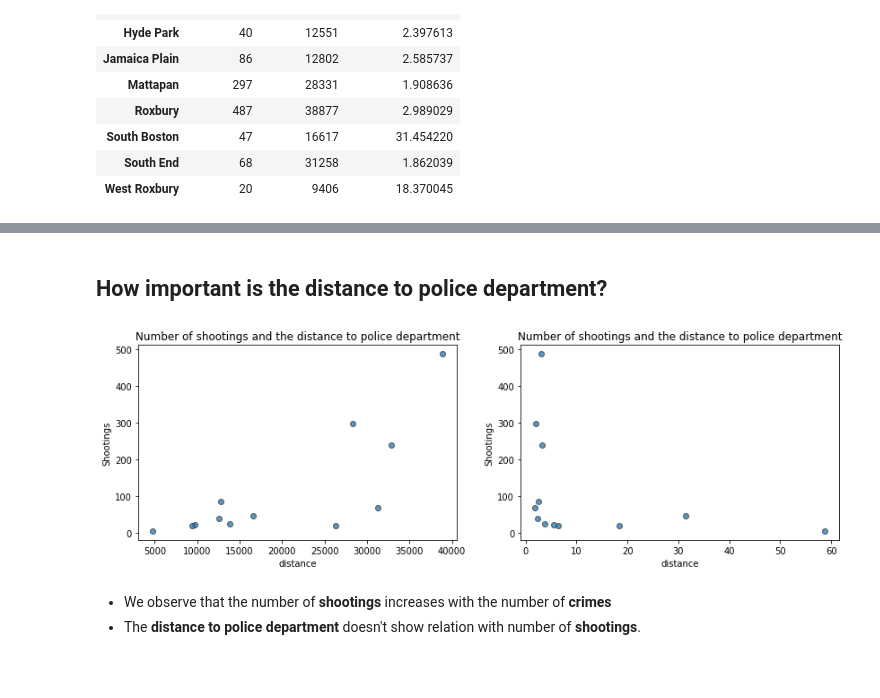
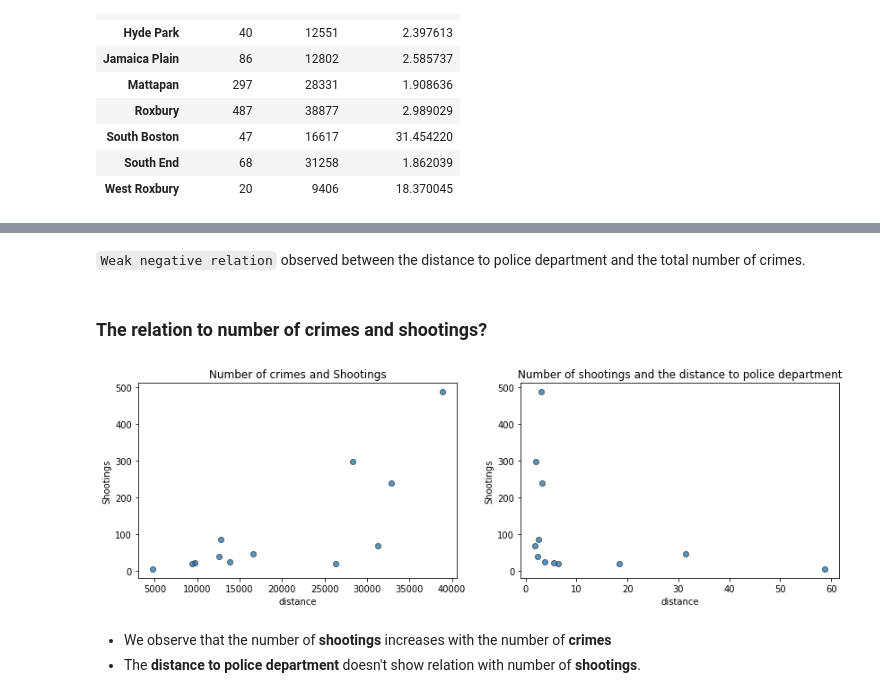
Before and after one commit to mchistya/data-certification-exam, a Jupyter notebook: decision_science/short-presentation-crimes.ipynb, the cells around one changed output, grey strips where cells are left out. Cells and saved outputs as stored; diff of their text form; code cells hidden in the pictures; blank space fills up the shorter version.

```diff
--- a/decision_science/short-presentation-crimes.ipynb
+++ b/decision_science/short-presentation-crimes.ipynb
@@ -257,31 +267,23 @@ pdb_ahs_renamed
 # %% [markdown]
-## How important is the distance to police department?
+`Weak negative relation` observed between the distance to police department and the total number of crimes.
+# %% [markdown]
+### The relation to number of crimes and shootings?
 # %%
 plt.figure(figsize=(14, 4))
-
 plt.subplot(1, 2, 1)
 plt.scatter(pdb_ahs_renamed['nb_of_crimes'], pdb_ahs_renamed['SHOOTING'], edgecolor='#333333', alpha=0.75)
-
-#plt.xscale('log')
-#plt.yscale('log')
-
-plt.title('Number of shootings and the distance to police department')
+plt.title('Number of crimes and Shootings')
 plt.xlabel('distance')
 plt.ylabel('Shootings')
 
-
 plt.subplot(1, 2, 2)
 plt.scatter(pdb_ahs_renamed['avr_haversine_dist'], pdb_ahs_renamed['SHOOTING'], edgecolor='#333333', alpha=0.75)
-
-#plt.xscale('log')
-#plt.yscale('log')
-
 plt.title('Number of shootings and the distance to police department')
 plt.xlabel('distance')
 plt.ylabel('Shootings')
 plt.show()
 # %% [output]
-[figure, old version]
+[figure, new version]
 # %% [markdown]
 - We observe that the number of **shootings** increases with the number of **crimes**
 - The **distance to police department** doesn't show relation with number of **shootings**.
```
Also changed, not shown: parts of 14 cells of this notebook.
